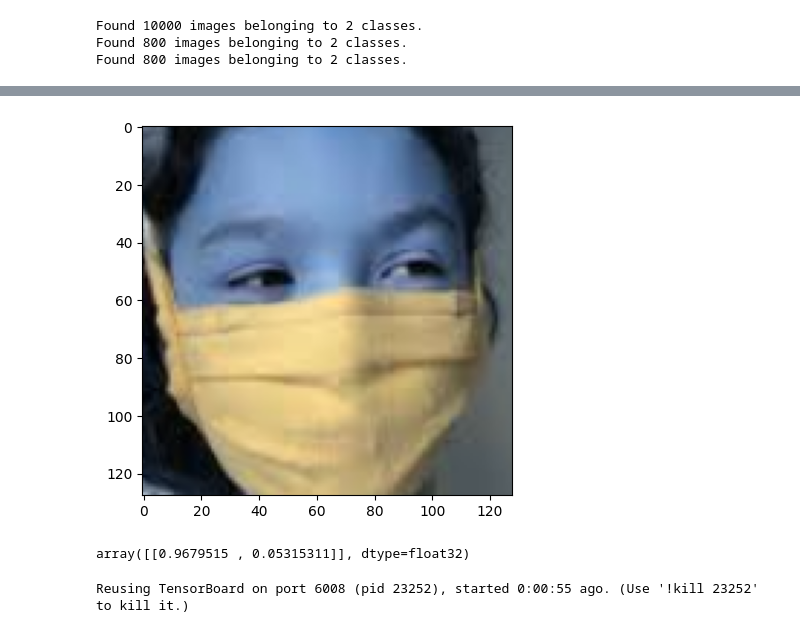
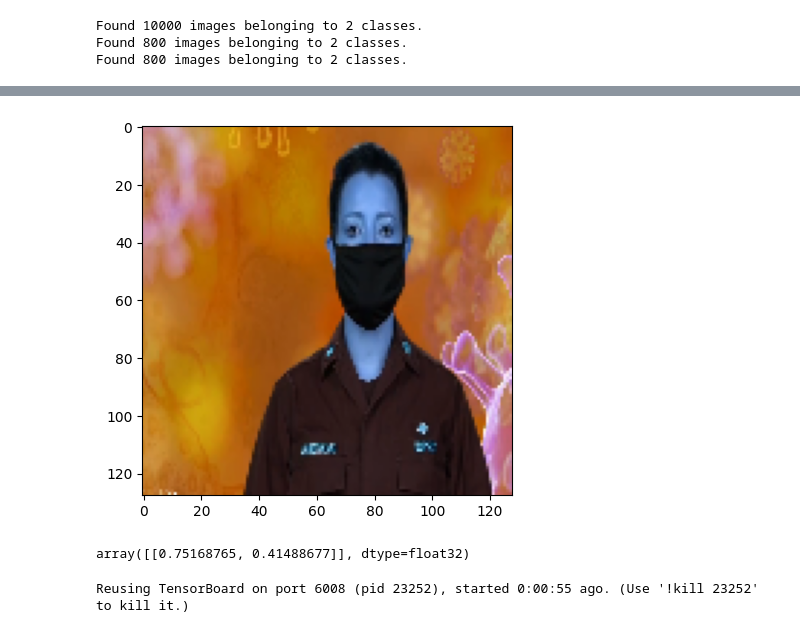
Before and after one commit to freeZe2511/face-detection, a Jupyter notebook: scripts/ObjectDetectionMask.ipynb, the cells around one changed output, grey strips where cells are left out. Saved outputs shown, nothing was run; the diff lists cells and outputs as text; code cells hidden in the pictures.

```diff
--- a/scripts/ObjectDetectionMask.ipynb
+++ b/scripts/ObjectDetectionMask.ipynb
@@ -170,16 +191,16 @@ model.evaluate_generator(test_generator)
 # %%
-sample_mask_img = cv2.imread(f'{path}/input/Face Mask Dataset/Test/WithMask/1565.png')
+sample_mask_img = cv2.imread(f'{abspath}/test/Screenshot_1.png')
 sample_mask_img = cv2.resize(sample_mask_img,(128,128))
 plt.imshow(sample_mask_img)
 sample_mask_img = np.reshape(sample_mask_img,[1,128,128,3])
 sample_mask_img = sample_mask_img/255.0
 plt.show()
 # %% [output]
-[figure, old version]
+[figure, new version]
 # %%
 model.predict(sample_mask_img)
 # %% [output]
-array([[0.9679515 , 0.05315311]], dtype=float32)
+array([[0.75168765, 0.41488677]], dtype=float32)
 # %%
 # Load the TensorBoard notebook extension
 %reload_ext tensorboard
```
Also changed, not shown: parts of 8 cells of this notebook, 13 other files.
